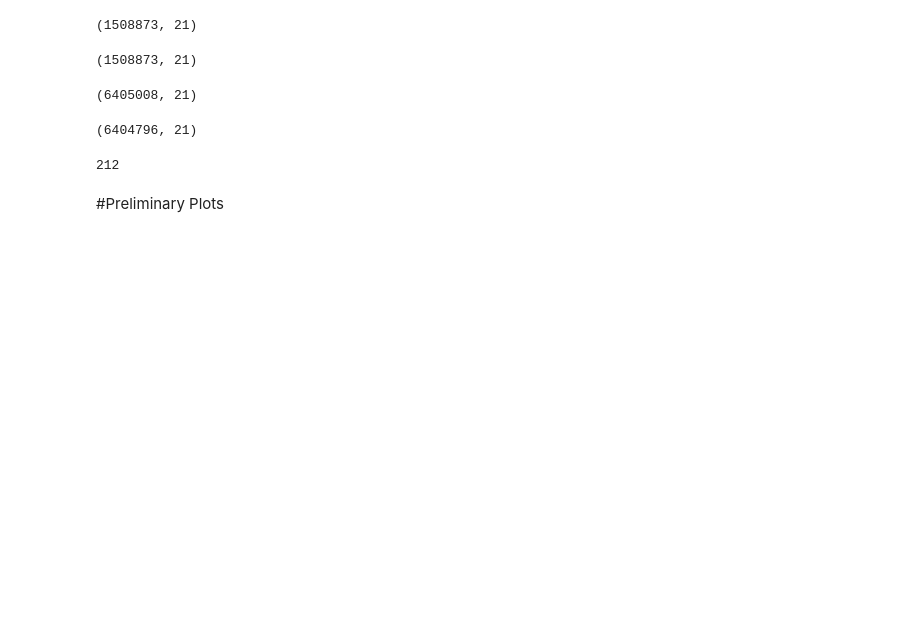
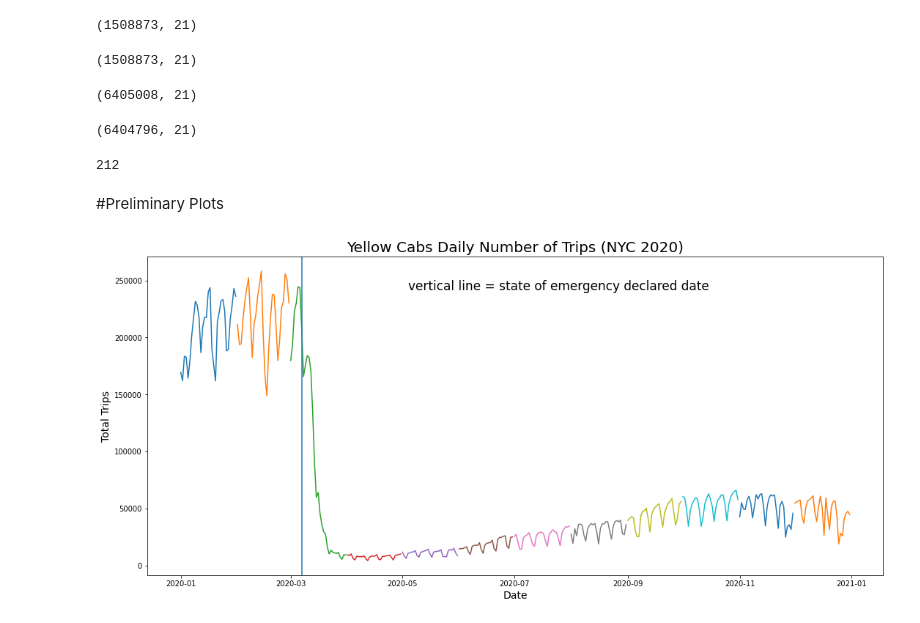
Before and after one commit to harrislam1/covid19_NYC_taxi_trips, a Jupyter notebook: loading_NYC_taxi_data.ipynb, the cells around one changed output. Drawn from its saved outputs; the diff is of its cells as text; code cells hidden in the pictures; blank space fills up the shorter version.

```diff
--- a/loading_NYC_taxi_data.ipynb
+++ b/loading_NYC_taxi_data.ipynb
@@ -6,3 +108,26 @@ import datetime as dt
+# %%
+for i in range(len(yellow2019_clean)):
+  yellow2019_clean[i].groupby(yellow2019_clean[i].pick_up_date.dt.date)['tip_amount'].mean().plot(figsize=(18,8))
+plt.title("Yellow Cabs Daily Mean Tip Amount (NYC 2019)", fontsize=20)
+plt.xlabel("Date", fontsize=14)
+plt.ylabel("$", fontsize=14)
+plt.show()
+# %%
+for i in range(len(yellow2019_clean)):
+  figure(figsize=(8, 6), dpi=80)
+  plt.hist(yellow2019_clean[i]['PULocationID'])
+  plt.title(f"Yellow Cabs Pick-up Zone Code Histogram for {months_[i]} 2019", fontsize=14)
+  plt.xlabel("Zone Code", fontsize=14)
+  plt.ylabel("Counts", fontsize=14)
+  plt.show()
+# %%
+for i in range(len(yellow2019_clean)):
+  figure(figsize=(8, 6), dpi=80)
+  plt.hist(yellow2019_clean[i]['DOLocationID'])
+  plt.title(f"Yellow Cabs Pick-up Zone Code Histogram for {months_[i]} 2019", fontsize=14)
+  plt.xlabel("Zone Code", fontsize=14)
+  plt.ylabel("Counts", fontsize=14)
+  plt.show()
 # %% [markdown]
 #Loading Yellow Cab Data for the year 2020
 
@@ -20,13 +145,13 @@ df_yellow2020={}
 #df_fhv2020={}
 
 for elem in range(len(months)):
-  df_yellow2020[elem]=pd.read_csv(yellow_2020url+months[elem]+end)
-  df_yellow2020[elem]['pick_up_date']=pd.to_datetime(df_yellow2020[elem].tpep_pickup_datetime)
-  df_yellow2020[elem]['year']=df_yellow2020[elem].pick_up_date.dt.year
-  df_yellow2020[elem]['month']=df_yellow2020[elem].pick_up_date.dt.month
+  df_yellow2020[elem] = pd.read_csv(f"{yellow_2020url}{months[elem]}{end}", low_memory=False)
+  df_yellow2020[elem]['pick_up_date'] = pd.to_datetime(df_yellow2020[elem].tpep_pickup_datetime)
+  df_yellow2020[elem]['year'] = df_yellow2020[elem].pick_up_date.dt.year
+  df_yellow2020[elem]['month'] = df_yellow2020[elem].pick_up_date.dt.month
 
-  #df_green2020[elem]=pd.read_csv(green_2020url+months[elem]+end)
-  #df_fhv2020[elem]=pd.read_csv(fhv_2020url+months[elem]+end)
+  #df_green2020[elem]=pd.read_csv(f"{green_2020url}{months[elem]}{end})
+  #df_fhv2020[elem]=pd.read_csv(f"{fhv_2020url}{months[elem]}{end}"")
 # %%
 df_yellow2020[0]
 # %% [output]
@@ -78,0 +206,11 @@ df_yellow2020[0].shape[0]-yellow2020_clean[0].shape[0]
+# %%
+for i in range(len(yellow2020_clean)):
+  yellow2020_clean[i].groupby(yellow2020_clean[i].pick_up_date.dt.date)['trip_distance'].count().plot(figsize=(18,8))
+plt.axvline("2020-03-07", 0, 250000)
+plt.figtext(0.4, .8, "vertical line = state of emergency declared date", fontsize=17)
+plt.title("Yellow Cabs Daily Number of Trips (NYC 2020)", fontsize=20)
+plt.xlabel("Date", fontsize=14)
+plt.ylabel("Total Trips", fontsize=14)
+plt.show()
+# %% [output]
+[figure, added]
```
Also changed, not shown: parts of 49 cells of this notebook.
